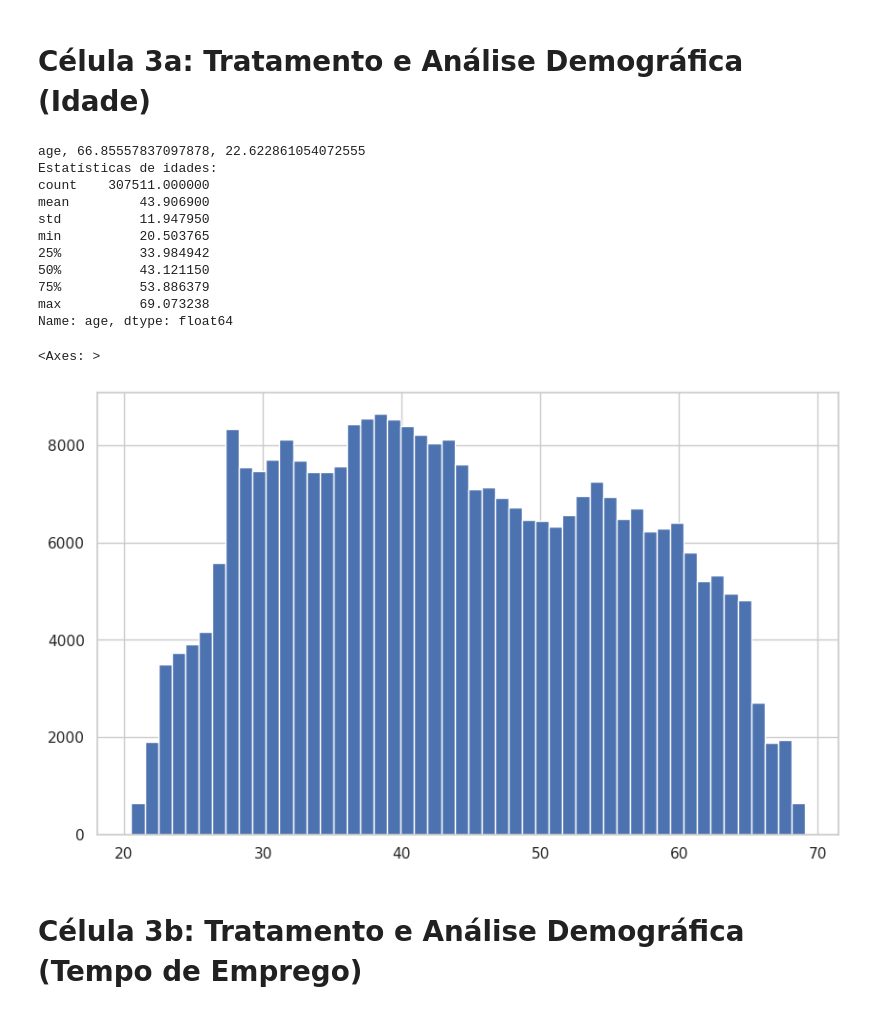
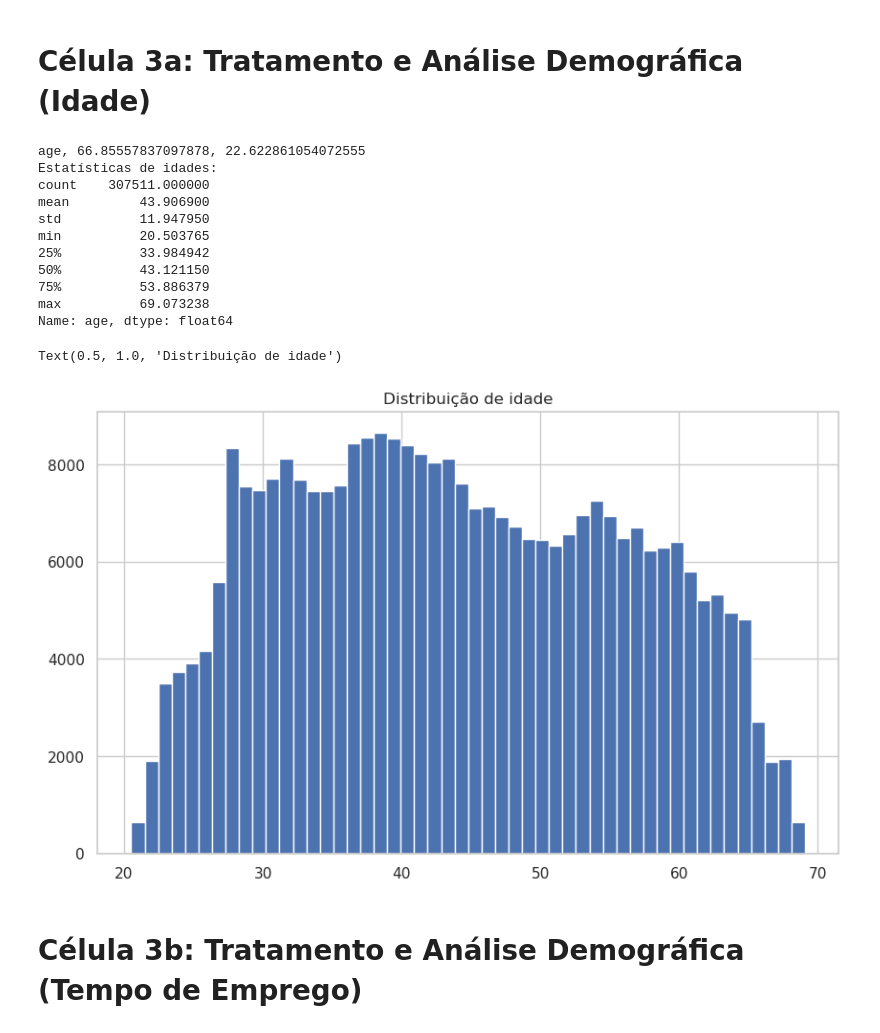
Before and after one commit to YuriKnebel/ProjetoFinalPosFIA-Individual, a Jupyter notebook: data-platform/DataPipeline/exp_analysis.ipynb, the cells around one changed output. Drawn from its saved outputs; the diff is of its cells as text; code cells hidden in the pictures.

```diff
--- a/data-platform/DataPipeline/exp_analysis.ipynb
+++ b/data-platform/DataPipeline/exp_analysis.ipynb
@@ -82,27 +82,28 @@ Insight: O modelo não deve ser avaliado por acuracia, mas sim por AUC-ROC ou Re
 # %%
 # 1. Transformando DAYS_BIRTH em Idade (Anos)
 df['age'] = np.abs(df['days_birth']) / 365.25
 
 # 1.1 Analisando distribuição de idades
 col="age"
 print(f"{col}, {df[col].quantile(.99)}, {df[col].quantile(.01)}")
 age_stats = df[col].describe()
 print(f"Estatísticas de idades:\n{age_stats}")
-df[col].hist(bins=50)
+ax = df[col].hist(bins=50)
+ax.set_title("Distribuição de idade")
 # %% [output]
 age, 66.85557837097878, 22.622861054072555
 Estatísticas de idades:
 count    307511.000000
 mean         43.906900
 std          11.947950
 min          20.503765
 25%          33.984942
 50%          43.121150
 75%          53.886379
 max          69.073238
 Name: age, dtype: float64
-<Axes: >
+Text(0.5, 1.0, 'Distribuição de idade')
-[figure, old version]
+[figure, new version]
 # %% [markdown]
 # Célula 3b: Tratamento e Análise Demográfica (Tempo de Emprego)
 # %%
```
Also changed, not shown: parts of 9 cells of this notebook.
